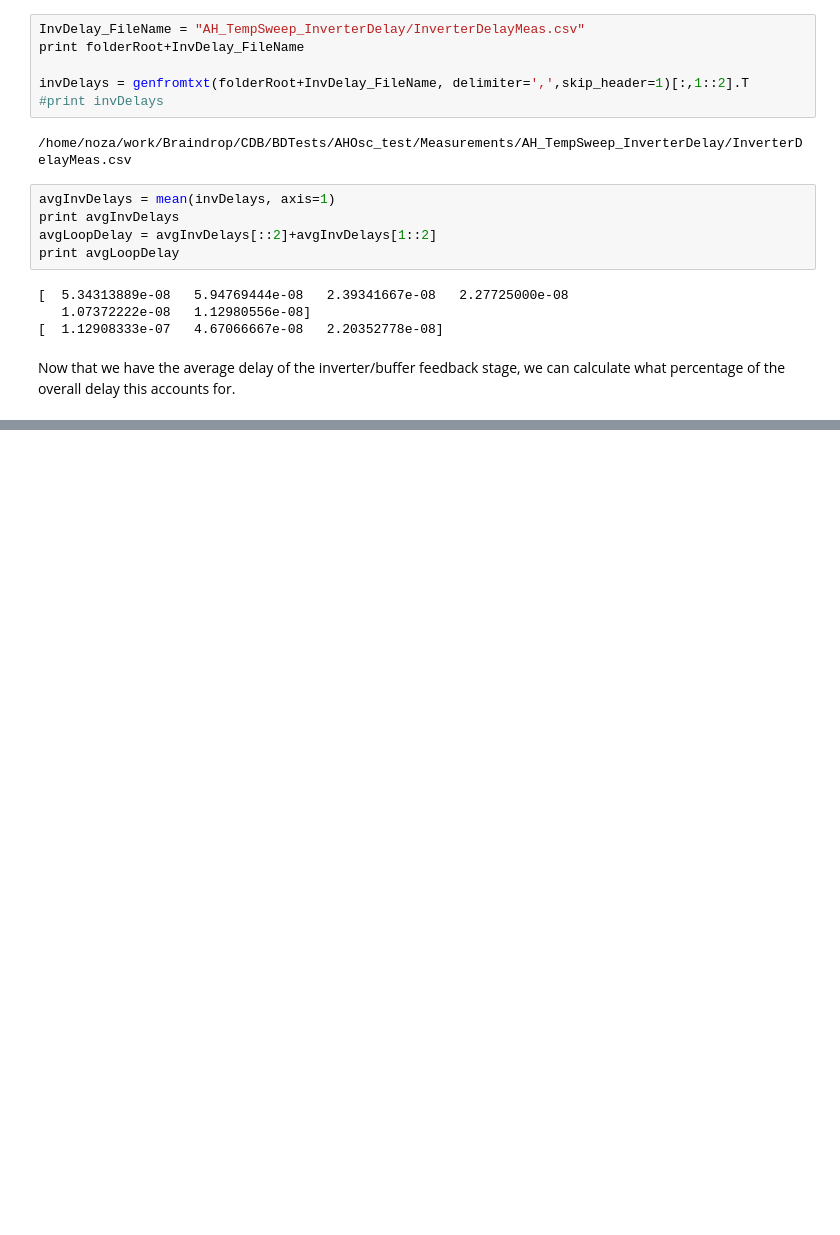
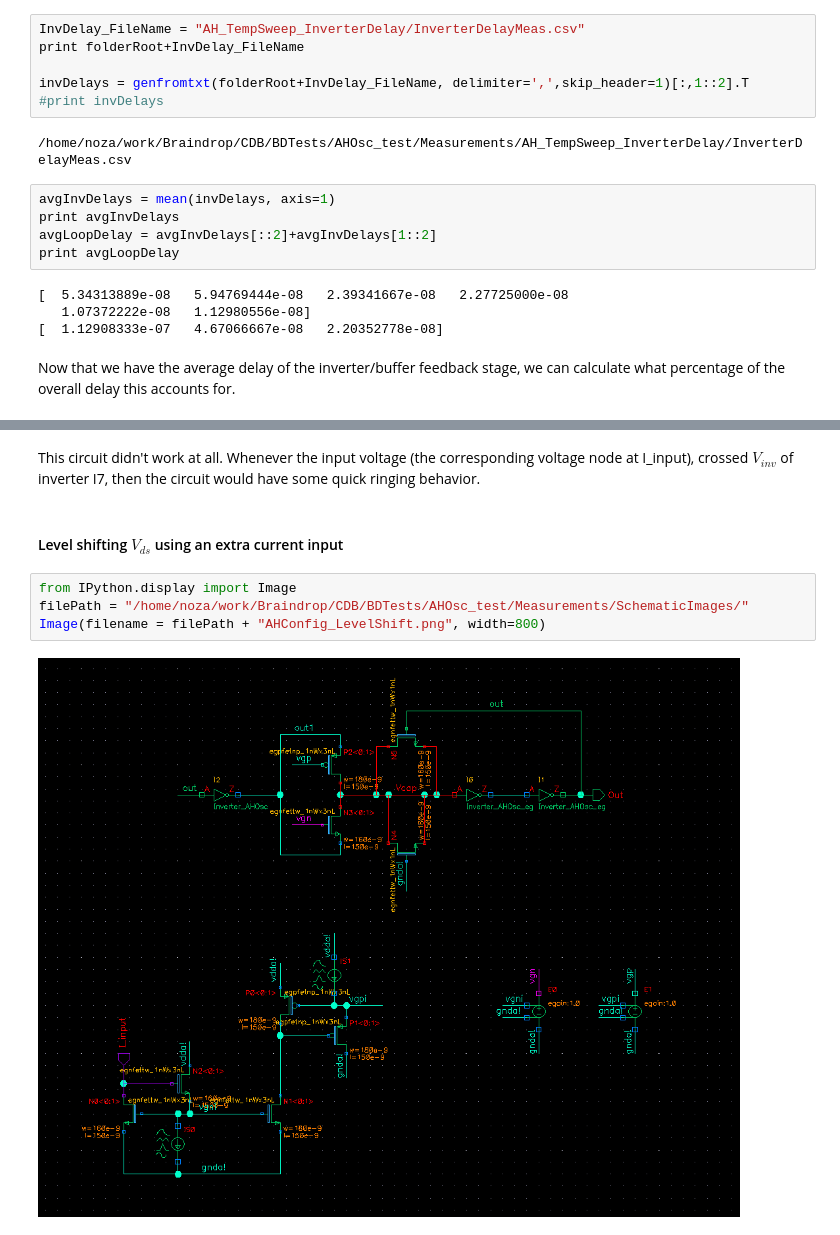
Before and after one commit to twinoza/TwinPyNB, a Jupyter notebook: AHOsc_Char.ipynb, the cells around one changed output, grey strips where cells are left out. Saved outputs shown, nothing was run; the diff lists cells and outputs as text; blank space fills up the shorter version.

```diff
--- a/AHOsc_Char.ipynb
+++ b/AHOsc_Char.ipynb
@@ -1558,0 +1617,10 @@ Percent of overall period taken by delay from feedback buffer delay
+# %% [markdown]
+This circuit didn't work at all.  Whenever the input voltage (the corresponding voltage node at I_input), crossed $V_{inv}$ of inverter I7, then the circuit would have some quick ringing behavior.
+# %% [markdown]
+#### Level shifting $V_{ds}$ using an extra current input
+# %%
+from IPython.display import Image
+filePath = "/home/noza/work/Braindrop/CDB/BDTests/AHOsc_test/Measurements/SchematicImages/"
+Image(filename = filePath + "AHConfig_LevelShift.png", width=800)
+# %% [output]
+[figure, added]
```
Also changed, not shown: parts of 73 cells of this notebook.
